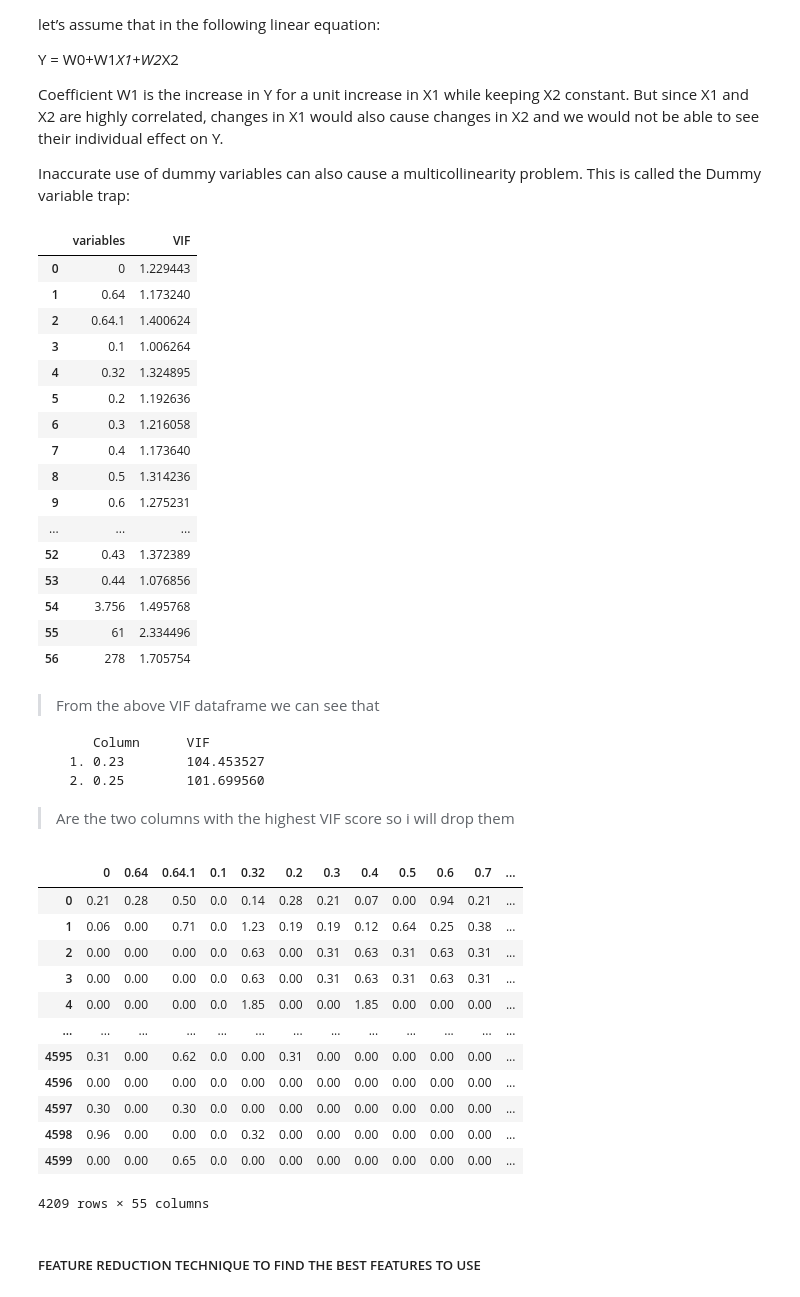
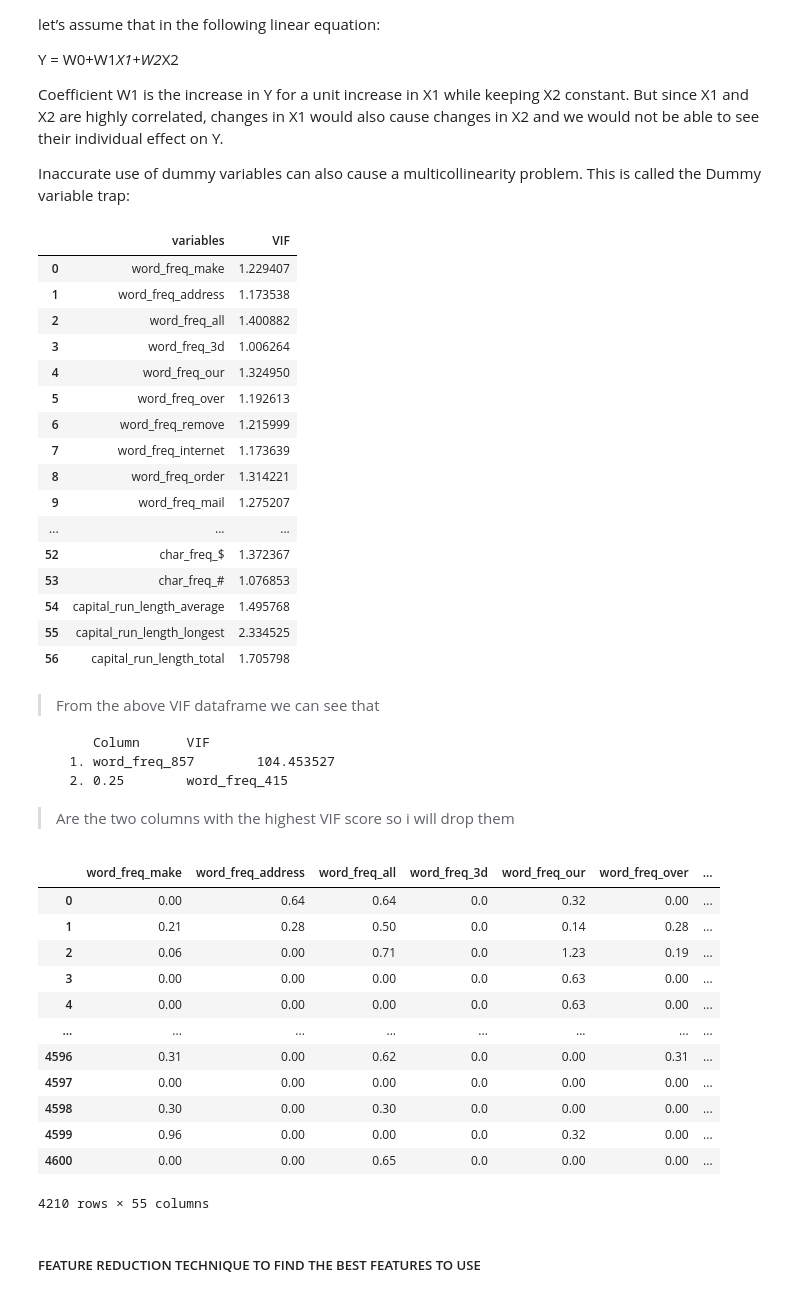
Before and after one commit to Raphael-Blaize/K-NN-CLASSIFIER-AND-NAIVE-BAYES-, a Jupyter notebook: NAIVE_BAYES_CLASSIFIER.ipynb, the cells around one changed output. Saved outputs shown, nothing was run; the diff lists cells and outputs as text; code cells hidden in the pictures.

```diff
--- a/NAIVE_BAYES_CLASSIFIER.ipynb
+++ b/NAIVE_BAYES_CLASSIFIER.ipynb
@@ -187,0 +171,7 @@ df.head(10)
+# %%
+#Reading our dataset
+df = pd.read_csv('spambase.data', names=['word_freq_make','word_freq_address','word_freq_all','word_freq_3d','word_freq_our','word_freq_over','word_freq_remove','word_freq_internet','word_freq_order','word_freq_mail','word_freq_receive','word_freq_will','word_freq_people','word_freq_report','word_freq_addresses','word_freq_free','word_freq_business','word_freq_email','word_freq_you','word_freq_credit','word_freq_your','word_freq_font','word_freq_000','word_freq_money','word_freq_hp','word_freq_hpl','word_freq_george',
+'word_freq_650','word_freq_lab','word_freq_labs','word_freq_telnet','word_freq_857','word_freq_data','word_freq_415','word_freq_85','word_freq_technology','word_freq_1999','word_freq_parts','word_freq_pm','word_freq_direct','word_freq_cs','word_freq_meeting','word_freq_original','word_freq_project','word_freq_re','word_freq_edu','word_freq_table','word_freq_conference','char_freq_;','char_freq_(','char_freq_[','char_freq_!','char_freq_$','char_freq_#','capital_run_length_average',
+'capital_run_length_longest','capital_run_length_total','spam'])
+## reading the first 10 rows of our dataset
+df.head(10)
@@ -599,47 +611,47 @@ df1 = df.iloc[:, :-1]
 calc_vif(df1)
 # %% [output]
 |  | variables | VIF |
-| 0 | 0 | 1.229443 |
-| 1 | 0.64 | 1.173240 |
-| 2 | 0.64.1 | 1.400624 |
-| 3 | 0.1 | 1.006264 |
-| 4 | 0.32 | 1.324895 |
-| 5 | 0.2 | 1.192636 |
-| 6 | 0.3 | 1.216058 |
-| 7 | 0.4 | 1.173640 |
-| 8 | 0.5 | 1.314236 |
-| 9 | 0.6 | 1.275231 |
+| 0 | word_freq_make | 1.229407 |
+| 1 | word_freq_address | 1.173538 |
+| 2 | word_freq_all | 1.400882 |
+| 3 | word_freq_3d | 1.006264 |
+| 4 | word_freq_our | 1.324950 |
+| 5 | word_freq_over | 1.192613 |
+| 6 | word_freq_remove | 1.215999 |
+| 7 | word_freq_internet | 1.173639 |
+| 8 | word_freq_order | 1.314221 |
+| 9 | word_freq_mail | 1.275207 |
 | ... | ... | ... |
-| 52 | 0.43 | 1.372389 |
-| 53 | 0.44 | 1.076856 |
-| 54 | 3.756 | 1.495768 |
-| 55 | 61 | 2.334496 |
-| 56 | 278 | 1.705754 |
+| 52 | char_freq_$ | 1.372367 |
+| 53 | char_freq_# | 1.076853 |
+| 54 | capital_run_length_average | 1.495768 |
+| 55 | capital_run_length_longest | 2.334525 |
+| 56 | capital_run_length_total | 1.705798 |
 # %% [markdown]
 > From the above VIF dataframe we can see that
 
          Column      VIF
-      1. 0.23        104.453527
-      2. 0.25        101.699560
+      1. word_freq_857        104.453527
+      2. 0.25        word_freq_415
 
 > Are the two columns with the highest VIF score so i will drop them
 # %%
-df1.drop(columns = ['0.23', '0.25'], inplace=True)
+df1.drop(columns = ['word_freq_857', 'word_freq_415'], inplace=True)
 df1
 # %% [output]
-|  | 0 | 0.64 | 0.64.1 | 0.1 | 0.32 | 0.2 | 0.3 | 0.4 | 0.5 | 0.6 | 0.7 | ... |
-| 0 | 0.21 | 0.28 | 0.50 | 0.0 | 0.14 | 0.28 | 0.21 | 0.07 | 0.00 | 0.94 | 0.21 | ... |
-| 1 | 0.06 | 0.00 | 0.71 | 0.0 | 1.23 | 0.19 | 0.19 | 0.12 | 0.64 | 0.25 | 0.38 | ... |
-| 2 | 0.00 | 0.00 | 0.00 | 0.0 | 0.63 | 0.00 | 0.31 | 0.63 | 0.31 | 0.63 | 0.31 | ... |
-| 3 | 0.00 | 0.00 | 0.00 | 0.0 | 0.63 | 0.00 | 0.31 | 0.63 | 0.31 | 0.63 | 0.31 | ... |
-| 4 | 0.00 | 0.00 | 0.00 | 0.0 | 1.85 | 0.00 | 0.00 | 1.85 | 0.00 | 0.00 | 0.00 | ... |
-| ... | ... | ... | ... | ... | ... | ... | ... | ... | ... | ... | ... | ... |
-| 4595 | 0.31 | 0.00 | 0.62 | 0.0 | 0.00 | 0.31 | 0.00 | 0.00 | 0.00 | 0.00 | 0.00 | ... |
-| 4596 | 0.00 | 0.00 | 0.00 | 0.0 | 0.00 | 0.00 | 0.00 | 0.00 | 0.00 | 0.00 | 0.00 | ... |
-| 4597 | 0.30 | 0.00 | 0.30 | 0.0 | 0.00 | 0.00 | 0.00 | 0.00 | 0.00 | 0.00 | 0.00 | ... |
-| 4598 | 0.96 | 0.00 | 0.00 | 0.0 | 0.32 | 0.00 | 0.00 | 0.00 | 0.00 | 0.00 | 0.00 | ... |
-| 4599 | 0.00 | 0.00 | 0.65 | 0.0 | 0.00 | 0.00 | 0.00 | 0.00 | 0.00 | 0.00 | 0.00 | ... |
+|  | word_freq_make | word_freq_address | word_freq_all | word_freq_3d | word_freq_our | word_freq_over | ... |
+| 0 | 0.00 | 0.64 | 0.64 | 0.0 | 0.32 | 0.00 | ... |
+| 1 | 0.21 | 0.28 | 0.50 | 0.0 | 0.14 | 0.28 | ... |
+| 2 | 0.06 | 0.00 | 0.71 | 0.0 | 1.23 | 0.19 | ... |
+| 3 | 0.00 | 0.00 | 0.00 | 0.0 | 0.63 | 0.00 | ... |
+| 4 | 0.00 | 0.00 | 0.00 | 0.0 | 0.63 | 0.00 | ... |
+| ... | ... | ... | ... | ... | ... | ... | ... |
+| 4596 | 0.31 | 0.00 | 0.62 | 0.0 | 0.00 | 0.31 | ... |
+| 4597 | 0.00 | 0.00 | 0.00 | 0.0 | 0.00 | 0.00 | ... |
+| 4598 | 0.30 | 0.00 | 0.30 | 0.0 | 0.00 | 0.00 | ... |
+| 4599 | 0.96 | 0.00 | 0.00 | 0.0 | 0.32 | 0.00 | ... |
+| 4600 | 0.00 | 0.00 | 0.65 | 0.0 | 0.00 | 0.00 | ... |
-4209 rows × 55 columns
+4210 rows × 55 columns
 # %% [markdown]
 ##### FEATURE REDUCTION TECHNIQUE TO FIND THE BEST FEATURES TO USE
 # %%
```
Also changed, not shown: parts of 27 cells of this notebook.
